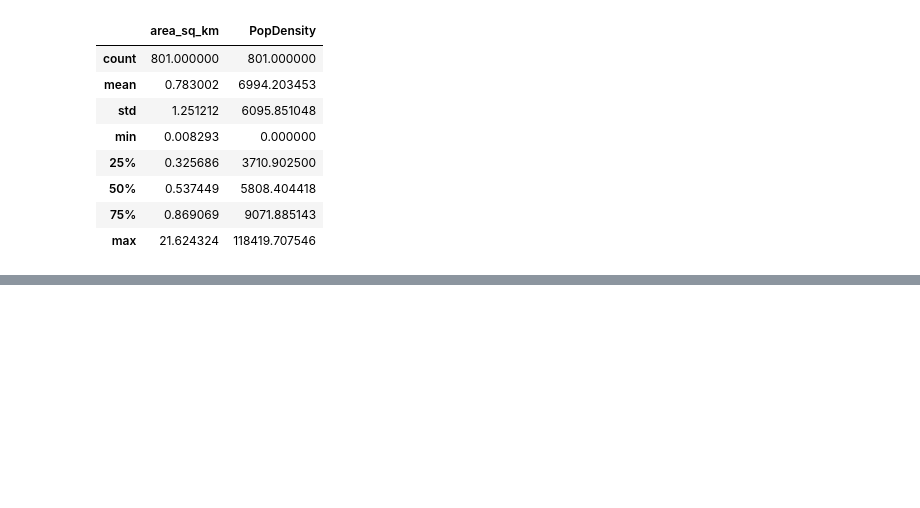
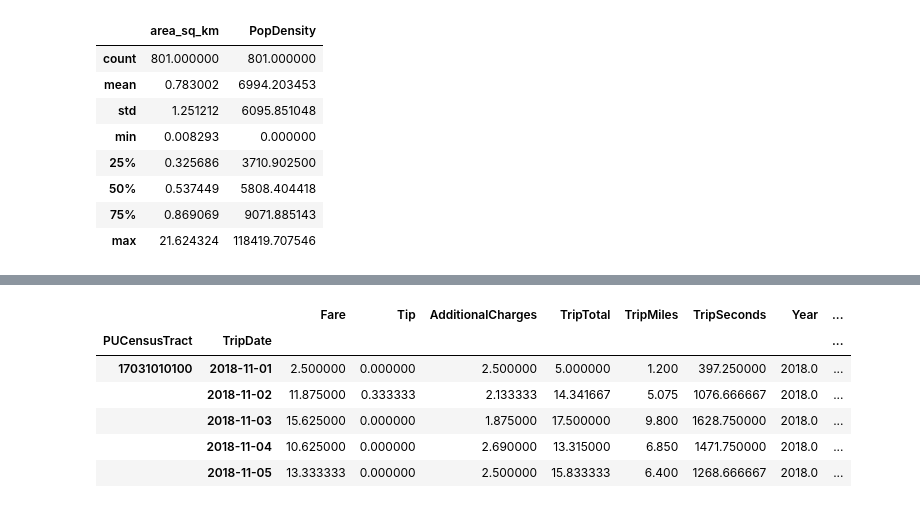
Before and after one commit to LisaATaylor/Rideshare, a Jupyter notebook: Chicago Rideshare - Wrangling+Visualization.ipynb, the cells around one changed output, grey strips where cells are left out. Cells and saved outputs as stored; diff of their text form; code cells hidden in the pictures; blank space fills up the shorter version.

```diff
--- a/Chicago Rideshare - Wrangling+Visualization.ipynb
+++ b/Chicago Rideshare - Wrangling+Visualization.ipynb
@@ -312,0 +335,10 @@ samp_df.shape
+# %%
+daily_df.head()
+# %% [output]
+|  |  | Fare | Tip | AdditionalCharges | TripTotal | TripMiles | TripSeconds | Year | ... |
+| PUCensusTract | TripDate |  |  |  |  |  |  |  | ... |
+| 17031010100 | 2018-11-01 | 2.500000 | 0.000000 | 2.500000 | 5.000000 | 1.200 | 397.250000 | 2018.0 | ... |
+|  | 2018-11-02 | 11.875000 | 0.333333 | 2.133333 | 14.341667 | 5.075 | 1076.666667 | 2018.0 | ... |
+|  | 2018-11-03 | 15.625000 | 0.000000 | 1.875000 | 17.500000 | 9.800 | 1628.750000 | 2018.0 | ... |
+|  | 2018-11-04 | 10.625000 | 0.000000 | 2.690000 | 13.315000 | 6.850 | 1471.750000 | 2018.0 | ... |
+|  | 2018-11-05 | 13.333333 | 0.000000 | 2.500000 | 15.833333 | 6.400 | 1268.666667 | 2018.0 | ... |
```
Also changed, not shown: parts of 23 cells of this notebook.
